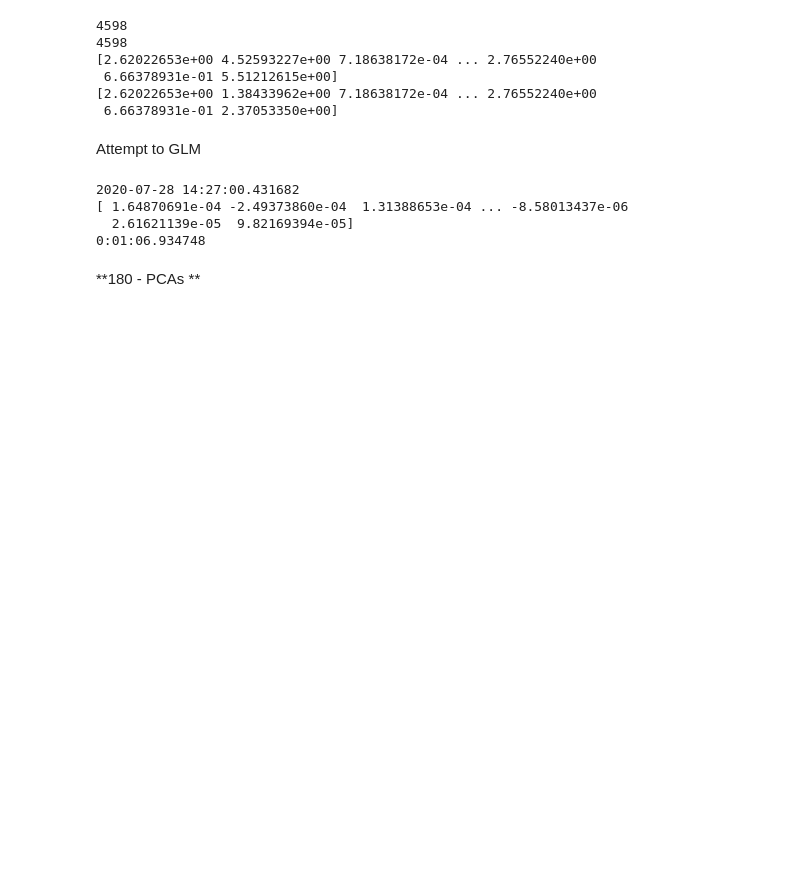
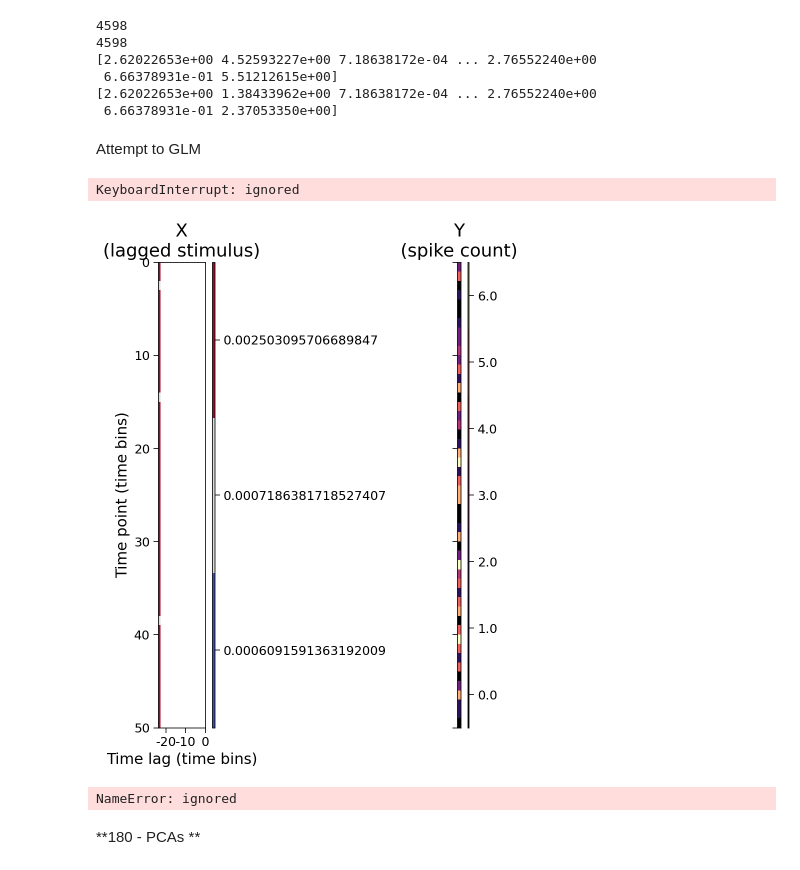
Before and after one commit to sekunder/NMA_Project, a Jupyter notebook: Decoding Orientation Models_GLM.ipynb, the cells around one changed output. Saved outputs shown, nothing was run; the diff lists cells and outputs as text; code cells hidden in the pictures; blank space fills up the shorter version.

```diff
--- a/Decoding Orientation Models_GLM.ipynb
+++ b/Decoding Orientation Models_GLM.ipynb
@@ -28,2 +154,7 @@ Mounted at /content/drive
+# %%
+#@title Figure settings
+%matplotlib inline
+%config InlineBackend.figure_format = 'retina'
+plt.style.use("https://raw.githubusercontent.com/NeuromatchAcademy/course-content/master/nma.mplstyle")
 # %%
 #@title Data loading
@@ -48,15 +183,15 @@ dict_keys(['sresp', 'istim', 'stat', 'u_spont', 'v_spont', 'mean_spont', 'std_sp
 (4598,)
 (23589, 4598)
 # %%
-stim = dat['istim']
+spikes = dat['istim']
 
 resp = dat['sresp'].T
 
-print(len(stim))
+print(len(spikes))
 print(len(resp))
 
-print(stim)
-print(stim%np.pi)
+print(spikes)
+print(spikes%np.pi)
 # %% [output]
 4598
 4598
@@ -82,10 +217,47 @@ print(clf.coef_)
 end = datetime.datetime.now()
 print(end - start)
 # %% [output]
-2020-07-28 14:27:00.431682
-[ 1.64870691e-04 -2.49373860e-04  1.31388653e-04 ... -8.58013437e-06
-  2.61621139e-05  9.82169394e-05]
-0:01:06.934748
+KeyboardInterrupt: ignored
+# %%
+def make_design_matrix(stim, d=1):
+  """Create time-lag design matrix from stimulus intensity vector.
+  Args:
+    stim (1D array): Stimulus intensity at each time point.
+    d (number): Number of time lags to use.
+  Returns
+    X (2D array): GLM design matrix with shape T, d
+  """
+  # Create version of stimulus vector with zeros before onset
+  padded_stim = np.concatenate([np.zeros(d - 1), stim])
+
+  # Construct a matrix where each row has the d frames of
+  # the stimulus proceeding and including timepoint t
+  T = len(stim)  # Total number of timepoints
+  X = np.zeros((T, d))
+  for t in range(T):
+      X[t] = padded_stim[t:t + d]
+
+  return X
+
+
+X = make_design_matrix(stim)
+plot_glm_matrices(X, spikes, nt=50)
+# %% [output]
+[figure, added]
+# %%
+#Get weights
+# Build the full design matrix
+y = spikes
+constant = np.ones_like(y)
+X = np.column_stack([constant, make_design_matrix(stim)])
+
+# Get the MLE weights for the LG model
+theta = np.linalg.inv(X.T @ X) @ X.T @ y
+theta_lg = theta[1:]
+
+plot_spike_filter(theta_lg, dt_stim)
+# %% [output]
+NameError: ignored
 # %% [markdown]
 **180 - PCAs **
 # %% [markdown]
```
Also changed, not shown: parts of 3 cells of this notebook.
